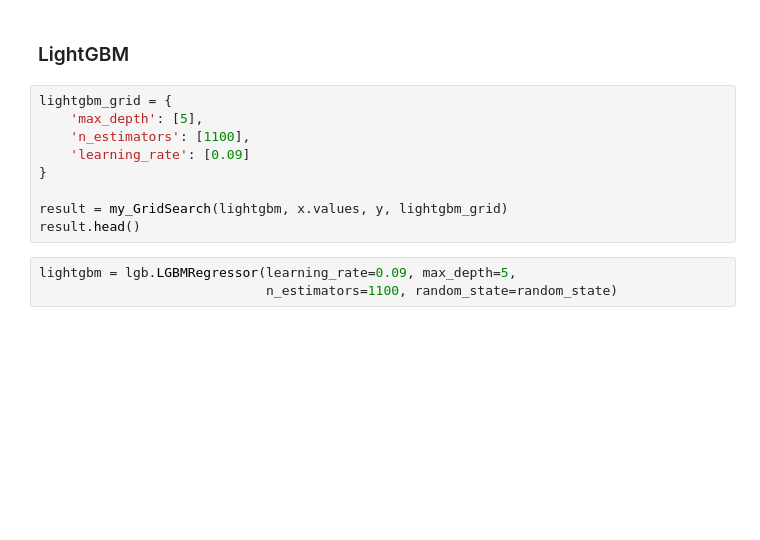
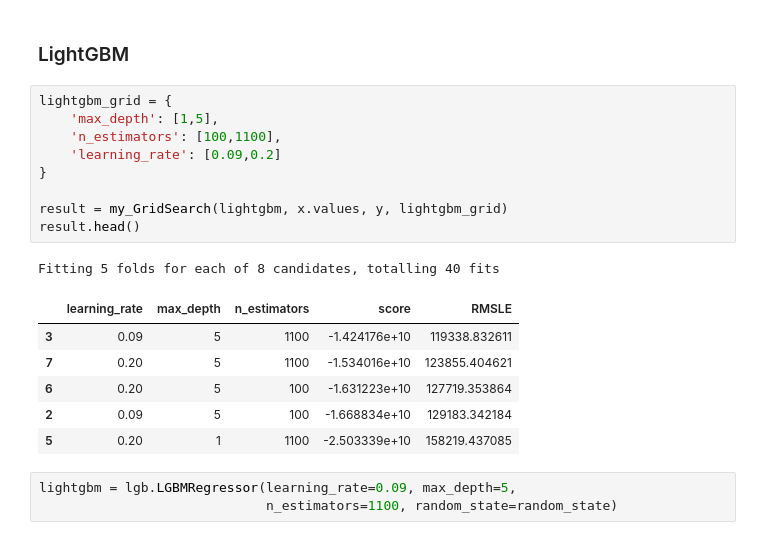
Before and after one commit to nidolight/Aiffel_Exploration, a Jupyter notebook: [E-05]House-Price-Prediction/[E-05]House-Price-Prediction.ipynb, the cells around one changed output. Drawn from its saved outputs; the diff is of its cells as text; blank space fills up the shorter version.

```diff
--- a/[E-05]House-Price-Prediction/[E-05]House-Price-Prediction.ipynb
+++ b/[E-05]House-Price-Prediction/[E-05]House-Price-Prediction.ipynb
@@ -277,13 +316,21 @@ xgboost = xgb.XGBRegressor(gamma=1.0,learning_rate=0.2,max_depth=5,
 ### LightGBM
 # %%
 lightgbm_grid = {
-    'max_depth': [5],
-    'n_estimators': [1100],
-    'learning_rate': [0.09]
+    'max_depth': [1,5],
+    'n_estimators': [100,1100],
+    'learning_rate': [0.09,0.2]
 }
 
 result = my_GridSearch(lightgbm, x.values, y, lightgbm_grid)
 result.head()
+# %% [output]
+Fitting 5 folds for each of 8 candidates, totalling 40 fits
+|  | learning_rate | max_depth | n_estimators | score | RMSLE |
+| 3 | 0.09 | 5 | 1100 | -1.424176e+10 | 119338.832611 |
+| 7 | 0.20 | 5 | 1100 | -1.534016e+10 | 123855.404621 |
+| 6 | 0.20 | 5 | 100 | -1.631223e+10 | 127719.353864 |
+| 2 | 0.09 | 5 | 100 | -1.668834e+10 | 129183.342184 |
+| 5 | 0.20 | 1 | 1100 | -2.503339e+10 | 158219.437085 |
 # %%
 lightgbm = lgb.LGBMRegressor(learning_rate=0.09, max_depth=5,
                              n_estimators=1100, random_state=random_state)
```
Also changed, not shown: parts of 19 cells of this notebook.
